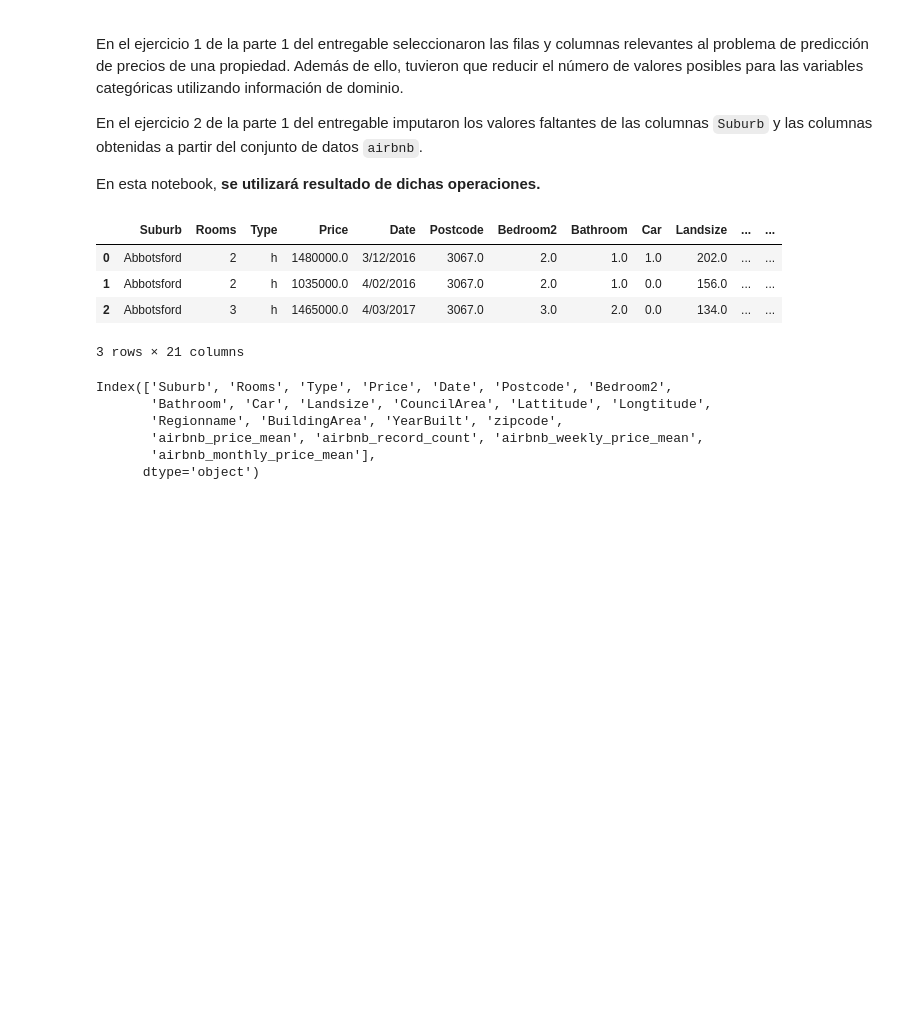
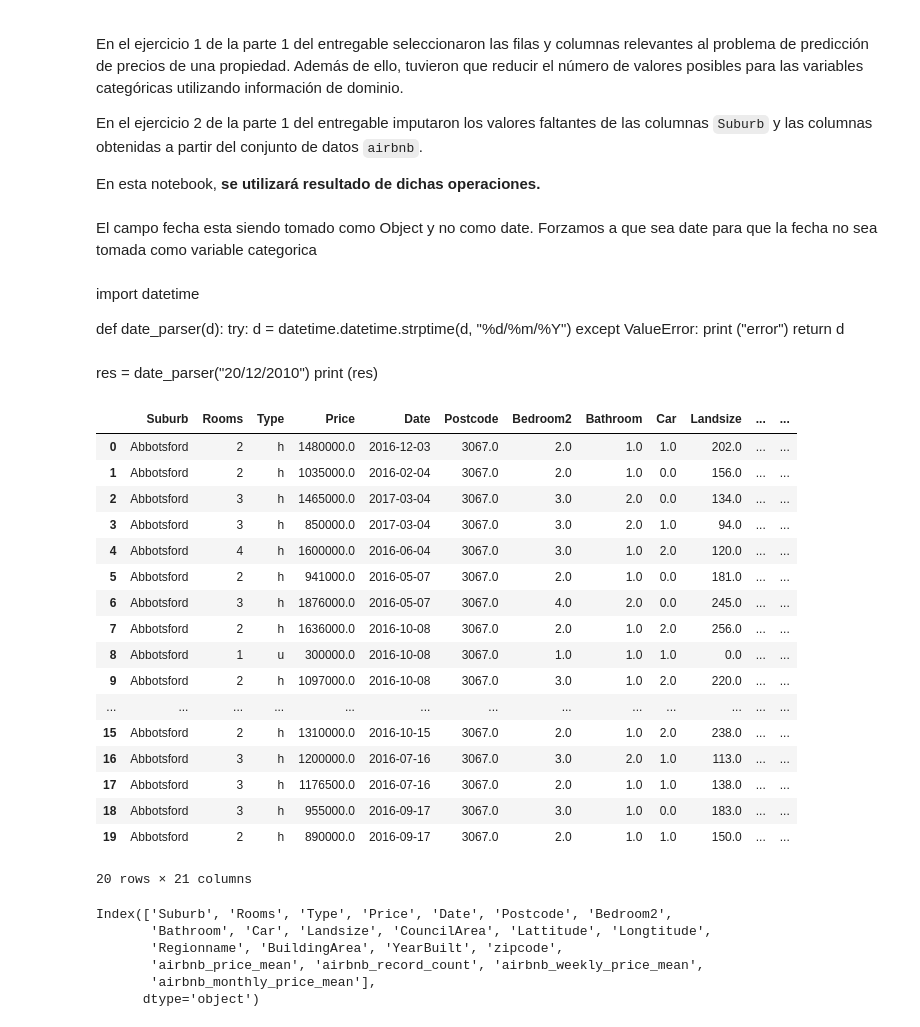
Before and after one commit to cgoviedo/Diplodatos, a Jupyter notebook: analisis_curacion/Entregable_Parte_2.ipynb, the cells around one changed output. Saved outputs shown, nothing was run; the diff lists cells and outputs as text; code cells hidden in the pictures; blank space fills up the shorter version.

```diff
--- a/analisis_curacion/Entregable_Parte_2.ipynb
+++ b/analisis_curacion/Entregable_Parte_2.ipynb
@@ -24,17 +24,46 @@ import pandas
 
 import seaborn
 seaborn.set_context('talk')
+# %% [markdown]
+El campo fecha esta siendo tomado como Object y no como date. Forzamos a que sea date para que la fecha no sea tomada como variable categorica
+# %% [markdown]
+import datetime
+
+def date_parser(d):
+    try:
+        d = datetime.datetime.strptime(d, "%d/%m/%Y")
+    except ValueError:
+        print ("error")
+    return d
+# %% [markdown]
+res = date_parser("20/12/2010")
+print (res)
 # %%
 # Acá deberían leer el conjunto de datos que ya tienen.
 melb_df = pandas.read_csv(
-    'merged_sales.csv', )
-melb_df[:3]
+    'merged_sales.csv',parse_dates = ["Date"] , date_parser = date_parser  )
+
+
+melb_df[:20]
 # %% [output]
 |  | Suburb | Rooms | Type | Price | Date | Postcode | Bedroom2 | Bathroom | Car | Landsize | ... | ... |
-| 0 | Abbotsford | 2 | h | 1480000.0 | 3/12/2016 | 3067.0 | 2.0 | 1.0 | 1.0 | 202.0 | ... | ... |
-| 1 | Abbotsford | 2 | h | 1035000.0 | 4/02/2016 | 3067.0 | 2.0 | 1.0 | 0.0 | 156.0 | ... | ... |
-| 2 | Abbotsford | 3 | h | 1465000.0 | 4/03/2017 | 3067.0 | 3.0 | 2.0 | 0.0 | 134.0 | ... | ... |
+| 0 | Abbotsford | 2 | h | 1480000.0 | 2016-12-03 | 3067.0 | 2.0 | 1.0 | 1.0 | 202.0 | ... | ... |
+| 1 | Abbotsford | 2 | h | 1035000.0 | 2016-02-04 | 3067.0 | 2.0 | 1.0 | 0.0 | 156.0 | ... | ... |
+| 2 | Abbotsford | 3 | h | 1465000.0 | 2017-03-04 | 3067.0 | 3.0 | 2.0 | 0.0 | 134.0 | ... | ... |
+| 3 | Abbotsford | 3 | h | 850000.0 | 2017-03-04 | 3067.0 | 3.0 | 2.0 | 1.0 | 94.0 | ... | ... |
+| 4 | Abbotsford | 4 | h | 1600000.0 | 2016-06-04 | 3067.0 | 3.0 | 1.0 | 2.0 | 120.0 | ... | ... |
+| 5 | Abbotsford | 2 | h | 941000.0 | 2016-05-07 | 3067.0 | 2.0 | 1.0 | 0.0 | 181.0 | ... | ... |
+| 6 | Abbotsford | 3 | h | 1876000.0 | 2016-05-07 | 3067.0 | 4.0 | 2.0 | 0.0 | 245.0 | ... | ... |
+| 7 | Abbotsford | 2 | h | 1636000.0 | 2016-10-08 | 3067.0 | 2.0 | 1.0 | 2.0 | 256.0 | ... | ... |
+| 8 | Abbotsford | 1 | u | 300000.0 | 2016-10-08 | 3067.0 | 1.0 | 1.0 | 1.0 | 0.0 | ... | ... |
+| 9 | Abbotsford | 2 | h | 1097000.0 | 2016-10-08 | 3067.0 | 3.0 | 1.0 | 2.0 | 220.0 | ... | ... |
+| ... | ... | ... | ... | ... | ... | ... | ... | ... | ... | ... | ... | ... |
+| 15 | Abbotsford | 2 | h | 1310000.0 | 2016-10-15 | 3067.0 | 2.0 | 1.0 | 2.0 | 238.0 | ... | ... |
+| 16 | Abbotsford | 3 | h | 1200000.0 | 2016-07-16 | 3067.0 | 3.0 | 2.0 | 1.0 | 113.0 | ... | ... |
+| 17 | Abbotsford | 3 | h | 1176500.0 | 2016-07-16 | 3067.0 | 2.0 | 1.0 | 1.0 | 138.0 | ... | ... |
+| 18 | Abbotsford | 3 | h | 955000.0 | 2016-09-17 | 3067.0 | 3.0 | 1.0 | 0.0 | 183.0 | ... | ... |
+| 19 | Abbotsford | 2 | h | 890000.0 | 2016-09-17 | 3067.0 | 2.0 | 1.0 | 1.0 | 150.0 | ... | ... |
-3 rows × 21 columns
+20 rows × 21 columns
 # %%
 melb_df.columns
 # %% [output]
```
Also changed, not shown: parts of 32 cells of this notebook.
